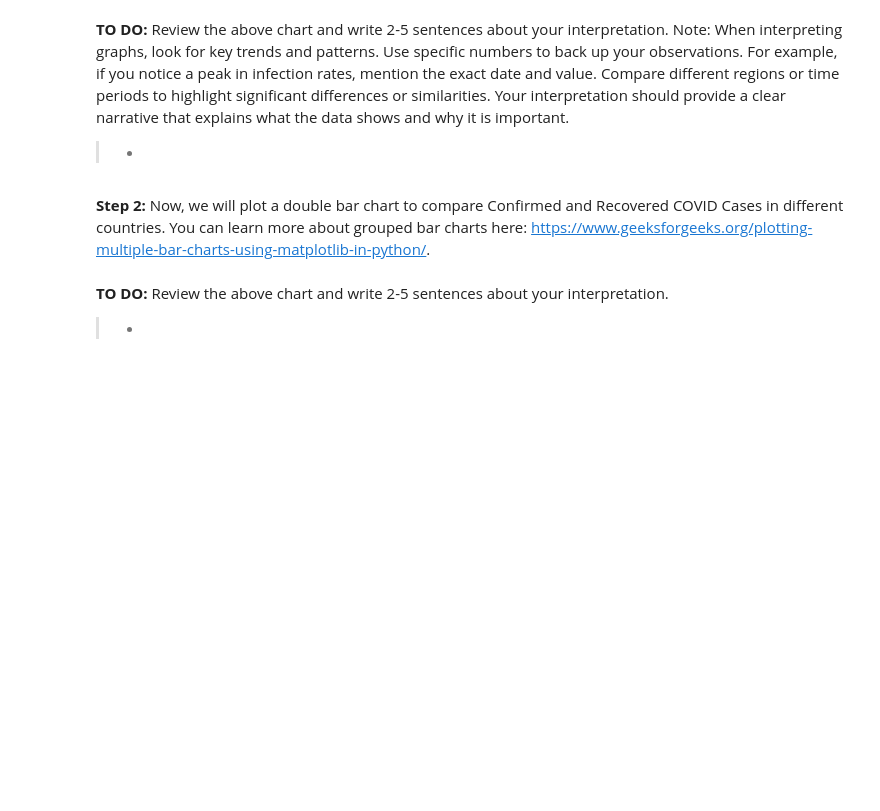
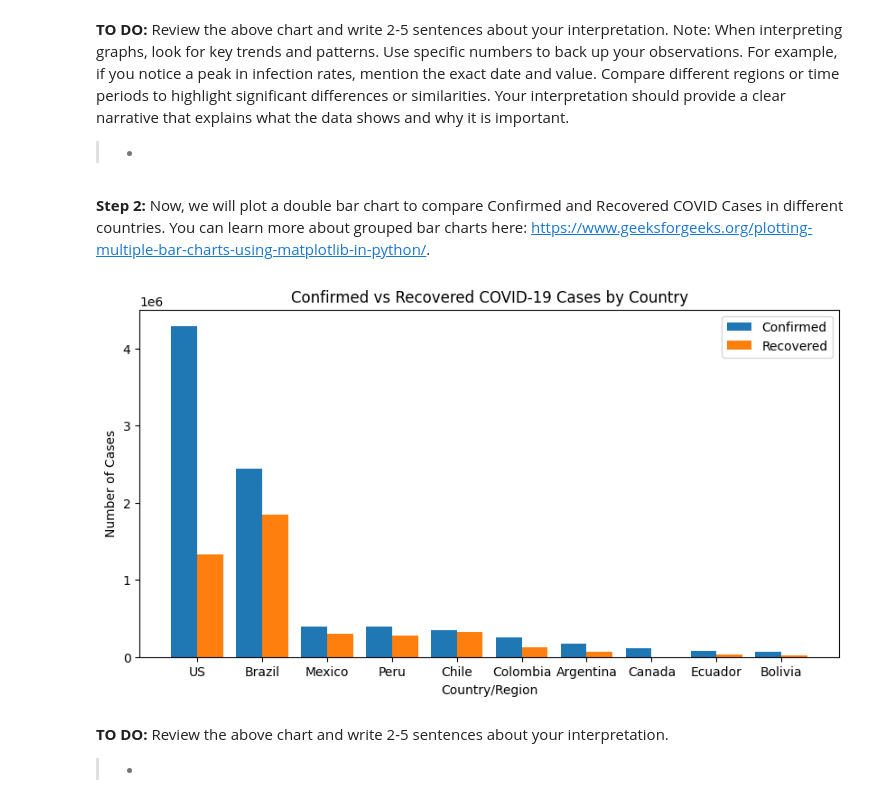
Before and after one commit to chipojaya1/myNEBDHub, a Jupyter notebook: Covid-19/NSDC_Data_Science_Projects_COVID_19_Data_Dashboard_Project.ipynb, the cells around one changed output. Drawn from its saved outputs; the diff is of its cells as text; code cells hidden in the pictures; blank space fills up the shorter version.

```diff
--- a/Covid-19/NSDC_Data_Science_Projects_COVID_19_Data_Dashboard_Project.ipynb
+++ b/Covid-19/NSDC_Data_Science_Projects_COVID_19_Data_Dashboard_Project.ipynb
@@ -239,17 +242,19 @@ https://www.geeksforgeeks.org/plotting-multiple-bar-charts-using-matplotlib-in-p
 # %%
 #TODO: plot a double bar chart
 plt.figure(figsize=(10, 5))
-X_axis = np.arange(len(new_data['______']))
-plt.bar(X_axis - 0.2,new_data['Confirmed'] , 0.4, label = '______')
-plt.bar(X_axis + 0.2, new_data['Recovered'], 0.4, label = '______')
+X_axis = np.arange(len(new_data['Country/Region']))
+plt.bar(X_axis - 0.2, new_data['Confirmed'], 0.4, label='Confirmed')
+plt.bar(X_axis + 0.2, new_data['Recovered'], 0.4, label='Recovered')
 
-plt.xticks(X_axis,new_data['Country/Region'] )
-plt.xlabel("________")
-plt.ylabel("________")
-plt.title("_____________")
+plt.xticks(X_axis, new_data['Country/Region'])
+plt.xlabel("Country/Region")
+plt.ylabel("Number of Cases")
+plt.title("Confirmed vs Recovered COVID-19 Cases by Country")
 
 plt.legend()
 plt.show()
+# %% [output]
+[figure, added]
 # %% [markdown]
 **TO DO:** Review the above chart and write 2-5 sentences about your interpretation.
 
```
Also changed, not shown: parts of 3 cells of this notebook.
